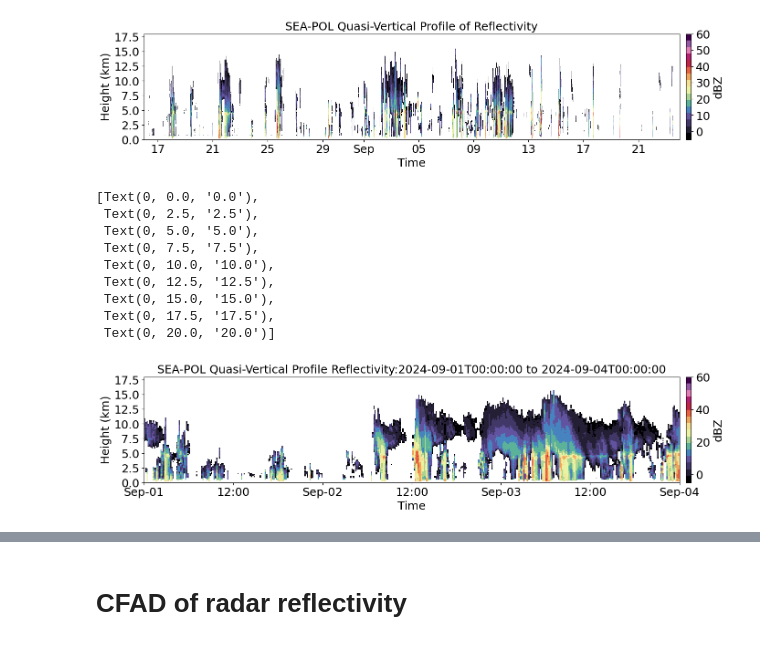
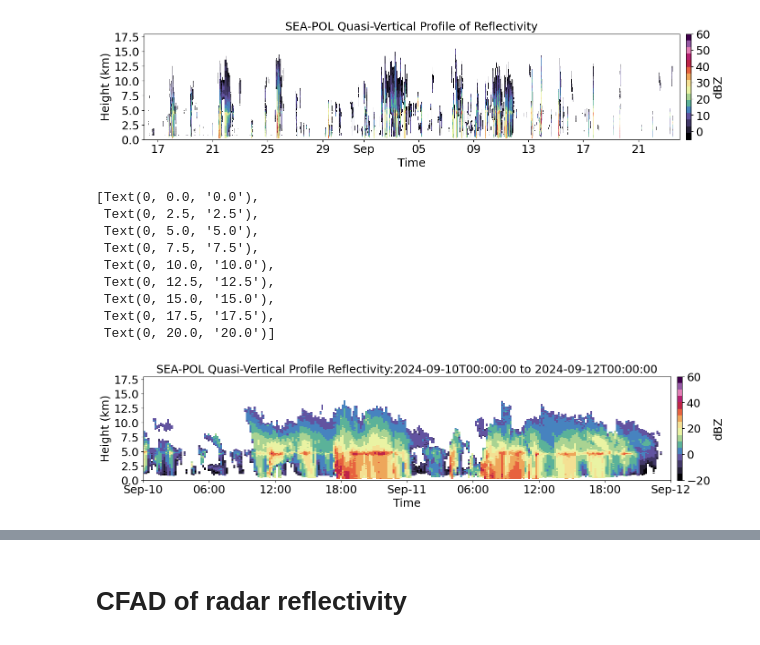
Before and after one commit to allison-wing/PICCOLO, a Jupyter notebook: process_SEAPOL_QVP.ipynb, the cells around one changed output, grey strips where cells are left out. Drawn from its saved outputs; the diff is of its cells as text; code cells hidden in the pictures.

```diff
--- a/process_SEAPOL_QVP.ipynb
+++ b/process_SEAPOL_QVP.ipynb
@@ -192,8 +192,8 @@ ax.set_xlim(pd.to_datetime('2024-08-16T00:00:00'), pd.to_datetime('2024-09-24T00
 [figure]
 # %%
 # Search times
-time1 = np.datetime64('2024-09-01T00:00:00')
-time2 = np.datetime64('2024-09-04T00:00:00')
+time1 = np.datetime64('2024-09-10T00:00:00')
+time2 = np.datetime64('2024-09-12T00:00:00')
 
 #Find indices for start and end times
 index1 = np.abs(pd.to_datetime(qvp.time) - time1).argmin()
@@ -201,30 +201,30 @@ index2 = np.abs(pd.to_datetime(qvp.time) - time2).argmin()
 # %%
 #plot over time period
 fig,ax = plt.subplots(figsize=(18,3))
-cax = ax.pcolormesh(qvp.time[index1:index2+1], qvp.Z/1000, qvp.DBZ[index1:index2+1,:].transpose(), cmap=discrete_mask_cmap, vmin=-5,vmax=60,shading='auto')
+cax = ax.pcolormesh(qvp.time[index1:index2+1], qvp.Z/1000, qvp.DBZ[index1:index2+1,:].transpose(), cmap=discrete_mask_cmap, vmin=-20,vmax=60,shading='auto')
 ax.set_xlim(pd.to_datetime(time1), pd.to_datetime(time2))
 ax.set_ylim(0,18)
 
 cbar = fig.colorbar(cax, ax=ax, orientation='vertical', pad=0.01)
 cbar.ax.tick_params(labelsize=18)
 #cbar.set_ticks(np.arange(-10,61,10))
 cbar.set_label('dBZ', fontsize=18)
 
 ax.set_title('SEA-POL Quasi-Vertical Profile Reflectivity:' + str(time1) + ' to ' + str(time2),fontsize=18)
 ax.xaxis.set_major_locator(mdates.AutoDateLocator())
 ax.xaxis.set_major_formatter(mdates.ConciseDateFormatter(ax.xaxis.get_major_locator()))
 ax.set_ylabel('Height (km)', fontsize=18)
 ax.set_xlabel('Time',fontsize=18)
 ax.set_xticklabels(ax.get_xticklabels(), fontsize=18)
 ax.set_yticklabels(ax.get_yticklabels(), fontsize=18)
 # %% [output]
 [Text(0, 0.0, '0.0'),
  Text(0, 2.5, '2.5'),
  Text(0, 5.0, '5.0'),
  Text(0, 7.5, '7.5'),
  Text(0, 10.0, '10.0'),
  Text(0, 12.5, '12.5'),
  Text(0, 15.0, '15.0'),
  Text(0, 17.5, '17.5'),
  Text(0, 20.0, '20.0')]
-[figure, old version]
+[figure, new version]
```
Also changed, not shown: parts of 4 cells of this notebook.
